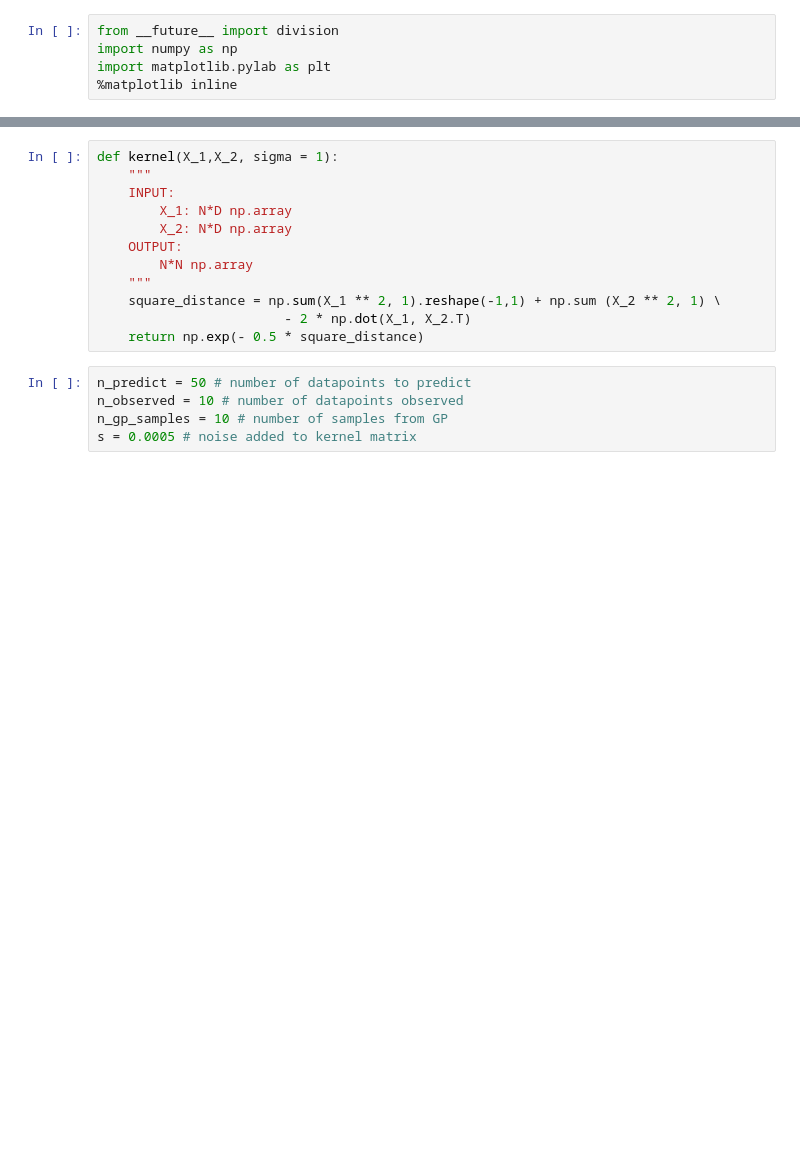
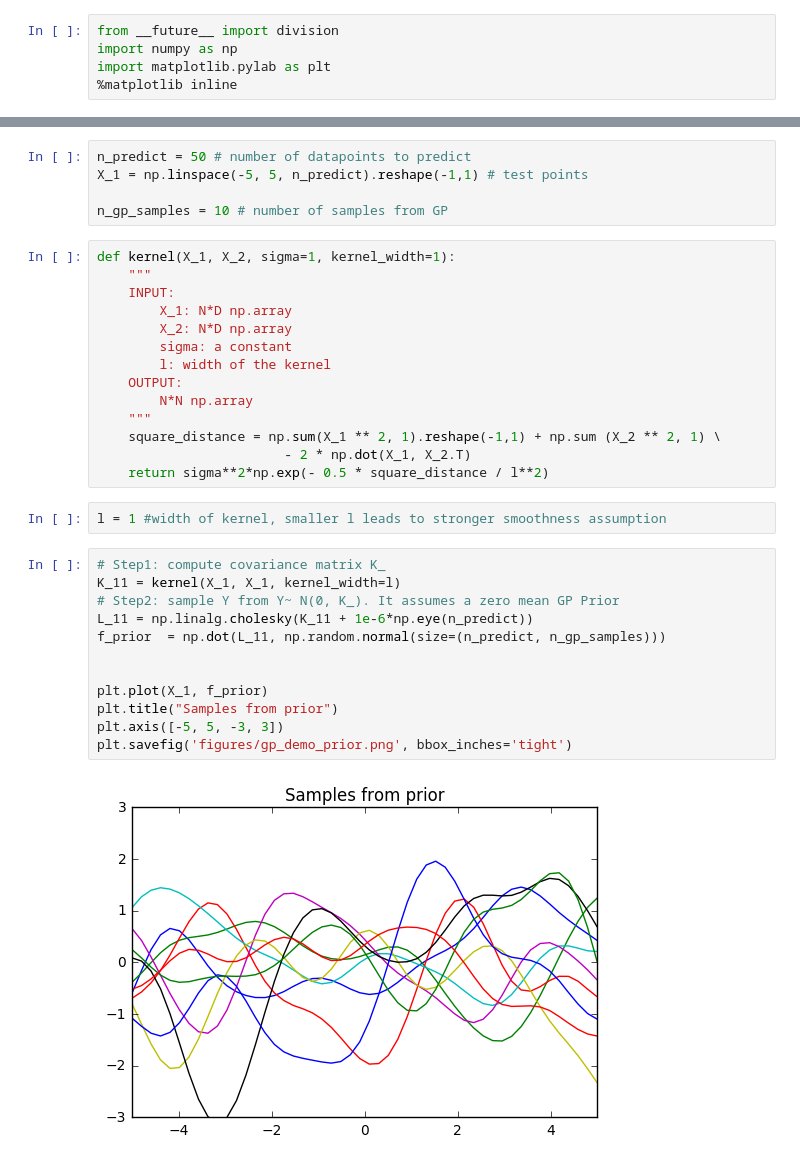
Before and after one commit to disiji/nn_assessor, a Jupyter notebook: gaussian_processes_demo.ipynb, the cells around one changed output, grey strips where cells are left out. Drawn from its saved outputs; the diff is of its cells as text; blank space fills up the shorter version.

```diff
--- a/gaussian_processes_demo.ipynb
+++ b/gaussian_processes_demo.ipynb
@@ -6,17 +45,35 @@ import matplotlib.pylab as plt
+# %%
+n_predict = 50 # number of datapoints to predict
+X_1 = np.linspace(-5, 5, n_predict).reshape(-1,1) # test points
+
+n_gp_samples = 10 # number of samples from GP
 # %%
-def kernel(X_1,X_2, sigma = 1):
+def kernel(X_1, X_2, sigma=1, kernel_width=1):
     """
     INPUT:
         X_1: N*D np.array
         X_2: N*D np.array
+        sigma: a constant
+        l: width of the kernel
     OUTPUT:
         N*N np.array
     """
     square_distance = np.sum(X_1 ** 2, 1).reshape(-1,1) + np.sum (X_2 ** 2, 1) \
                         - 2 * np.dot(X_1, X_2.T)
-    return np.exp(- 0.5 * square_distance)
+    return sigma**2*np.exp(- 0.5 * square_distance / l**2)
-# %%
-n_predict = 50 # number of datapoints to predict
-n_observed = 10 # number of datapoints observed
-n_gp_samples = 10 # number of samples from GP
-s = 0.0005 # noise added to kernel matrix
+# %%
+l = 1 #width of kernel, smaller l leads to stronger smoothness assumption
+# %%
+# Step1: compute covariance matrix K_
+K_11 = kernel(X_1, X_1, kernel_width=l)
+# Step2: sample Y from Y~ N(0, K_). It assumes a zero mean GP Prior
+L_11 = np.linalg.cholesky(K_11 + 1e-6*np.eye(n_predict))
+f_prior  = np.dot(L_11, np.random.normal(size=(n_predict, n_gp_samples)))
+
+
+plt.plot(X_1, f_prior)
+plt.title("Samples from prior")
+plt.axis([-5, 5, -3, 3])
+plt.savefig('figures/gp_demo_prior.png', bbox_inches='tight')
+# %% [output]
+[figure, added]
```
Also changed, not shown: parts of 11 cells of this notebook, 3 other files.
